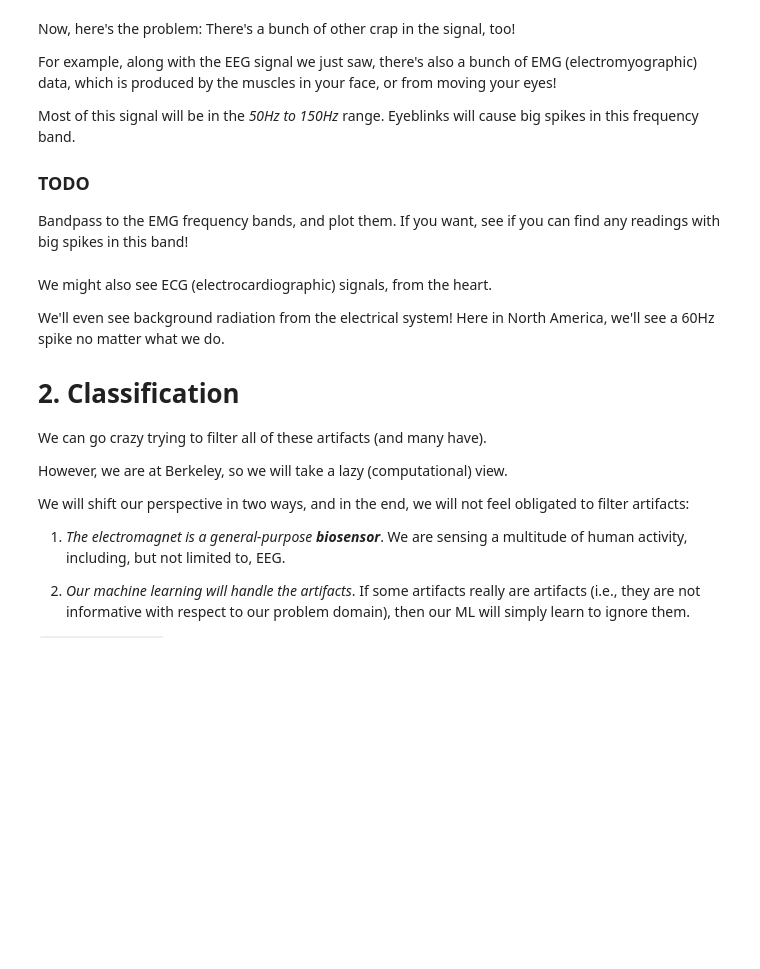
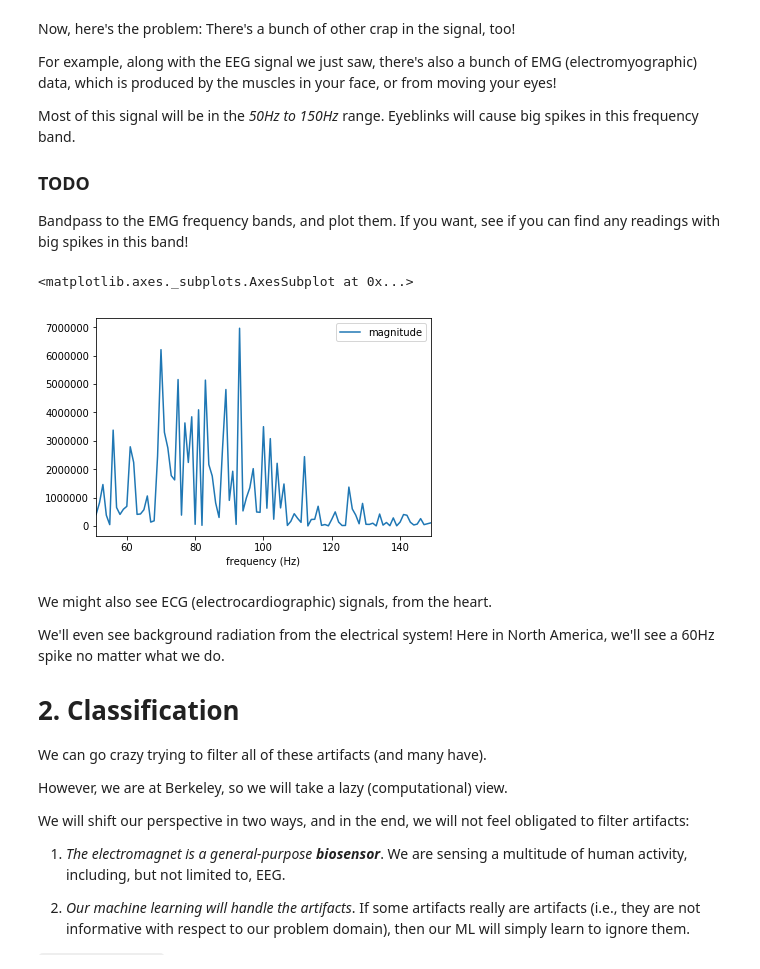
Before and after one commit to suchismitapadhy/290T-mrt-lab1, a Jupyter notebook: lab-1.ipynb, the cells around one changed output. Cells and saved outputs as stored; diff of their text form; code cells hidden in the pictures; blank space fills up the shorter version.

```diff
--- a/lab-1.ipynb
+++ b/lab-1.ipynb
@@ -86,6 +106,10 @@ Most of this signal will be in the *50Hz to 150Hz* range. Eyeblinks will cause b
 Bandpass to the EMG frequency bands, and plot them. If you want, see if you can find any readings with big spikes in this band!
 # %%
 # your code here
+bandpass(ps, 50, 150).plot(x='frequency (Hz)')
+# %% [output]
+<matplotlib.axes._subplots.AxesSubplot at 0x...>
+[figure, added]
 # %% [markdown]
 We might also see ECG (electrocardiographic) signals, from the heart.
 
```
Also changed, not shown: parts of 49 cells of this notebook.
